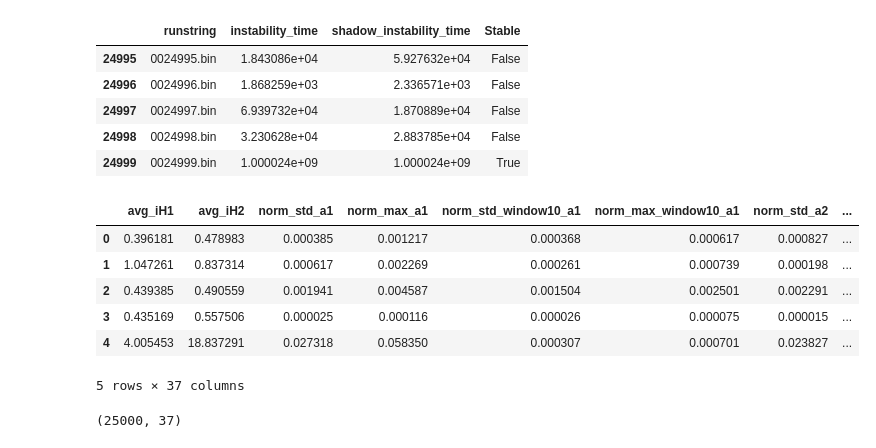
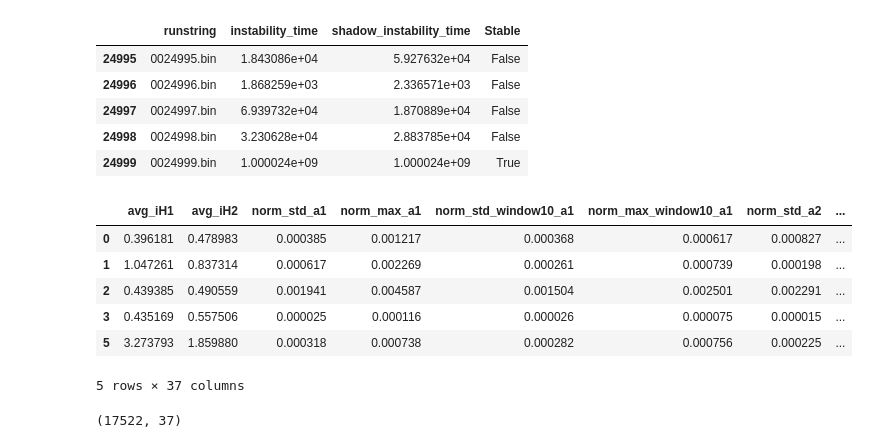
Before and after one commit to dtamayo/MLstability, a Jupyter notebook: train_models/train_orbsummaryfeaturesxgb_random.ipynb, the cells around one changed output. Cells and saved outputs as stored; diff of their text form; code cells hidden in the pictures.

```diff
--- a/train_models/train_orbsummaryfeaturesxgb_random.ipynb
+++ b/train_models/train_orbsummaryfeaturesxgb_random.ipynb
@@ -50,29 +50,29 @@ labels.tail()
 # %%
 features = []
 features += ['avg_iH1', 'avg_iH2']
 features += ['norm_std_a1', 'norm_max_a1', 'norm_std_window10_a1', 'norm_max_window10_a1']
 features += ['norm_std_a2', 'norm_max_a2', 'norm_std_window10_a2', 'norm_max_window10_a2']
 features += ['norm_std_a3', 'norm_max_a3', 'norm_std_window10_a3', 'norm_max_window10_a3']
 features += ['avg_ecross1', 'std_ecross1', 'max_ecross1', 'min_ecross1']
 features += ['avg_ecross2', 'std_ecross2', 'max_ecross2', 'min_ecross2']
 features += ['avg_ecross3', 'std_ecross3', 'max_ecross3', 'min_ecross3']
 features += ['norm_a1_slope', 'norm_a2_slope', 'norm_a3_slope']
 features += ['avg_beta12','std_beta12','min_beta12','max_beta12','avg_beta23','std_beta23','min_beta23','max_beta23']
-y = labels['Stable']
-X = dataset[features]
+y = labels[labels['instability_time'] > 1.e4]['Stable']
+X = dataset[labels['instability_time'] > 1.e4][features]
 X.head()
 # %% [output]
 |  | avg_iH1 | avg_iH2 | norm_std_a1 | norm_max_a1 | norm_std_window10_a1 | norm_max_window10_a1 | norm_std_a2 | ... |
 | 0 | 0.396181 | 0.478983 | 0.000385 | 0.001217 | 0.000368 | 0.000617 | 0.000827 | ... |
 | 1 | 1.047261 | 0.837314 | 0.000617 | 0.002269 | 0.000261 | 0.000739 | 0.000198 | ... |
 | 2 | 0.439385 | 0.490559 | 0.001941 | 0.004587 | 0.001504 | 0.002501 | 0.002291 | ... |
 | 3 | 0.435169 | 0.557506 | 0.000025 | 0.000116 | 0.000026 | 0.000075 | 0.000015 | ... |
-| 4 | 4.005453 | 18.837291 | 0.027318 | 0.058350 | 0.000307 | 0.000701 | 0.023827 | ... |
+| 5 | 3.273793 | 1.859880 | 0.000318 | 0.000738 | 0.000282 | 0.000756 | 0.000225 | ... |
 5 rows × 37 columns
 # %%
 X.shape
 # %% [output]
-(25000, 37)
+(17522, 37)
 # %%
 Nrows = int(0.8*X.shape[0])
 trainX = X.iloc[:Nrows, :]
```
Also changed, not shown: parts of 10 cells of this notebook, 10 other files.
